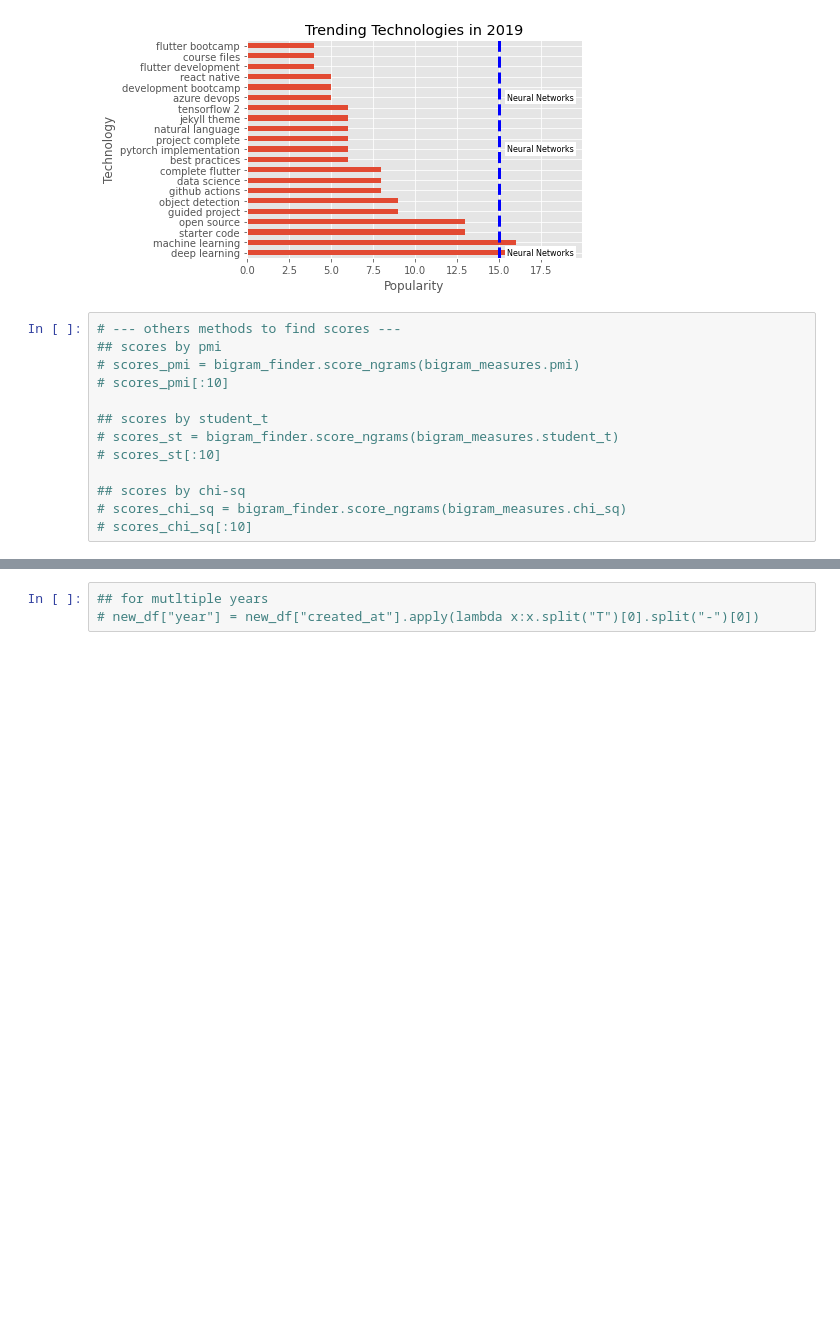
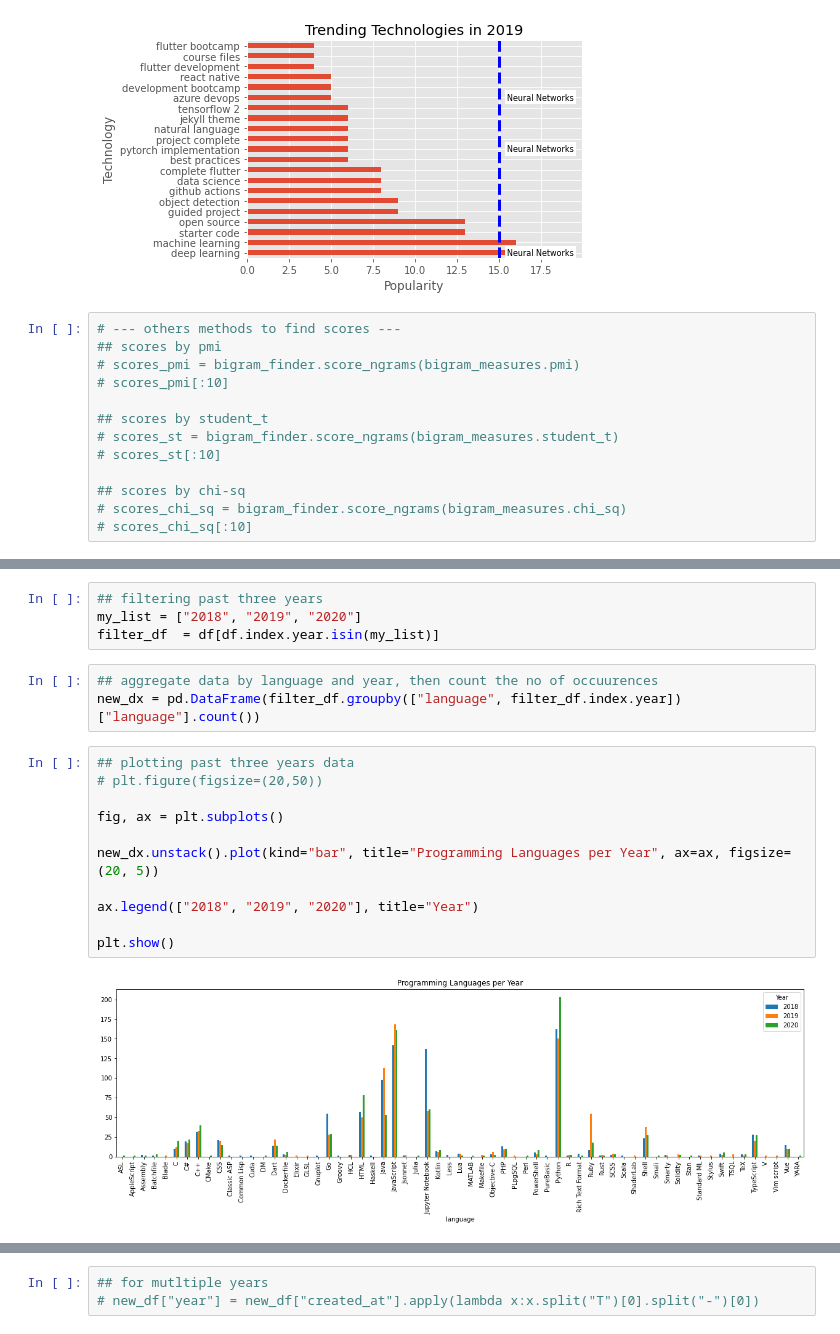
Before and after one commit to 3D-soul/MySocialMediaAnalytics, a Jupyter notebook: Python/Trnd-Mning-GH.ipynb, the cells around one changed output, grey strips where cells are left out. Cells and saved outputs as stored; diff of their text form; blank space fills up the shorter version.

```diff
--- a/Python/Trnd-Mning-GH.ipynb
+++ b/Python/Trnd-Mning-GH.ipynb
@@ -500,0 +627,20 @@ for q in qs:
+# %%
+## filtering past three years
+my_list = ["2018", "2019", "2020"]
+filter_df  = df[df.index.year.isin(my_list)]
+# %%
+## aggregate data by language and year, then count the no of occuurences
+new_dx = pd.DataFrame(filter_df.groupby(["language", filter_df.index.year])["language"].count())
+# %%
+## plotting past three years data
+# plt.figure(figsize=(20,50))
+
+fig, ax = plt.subplots()
+
+new_dx.unstack().plot(kind="bar", title="Programming Languages per Year", ax=ax, figsize=(20, 5))
+
+ax.legend(["2018", "2019", "2020"], title="Year")
+
+plt.show()
+# %% [output]
+[figure, added]
```
Also changed, not shown: parts of 53 cells of this notebook.
